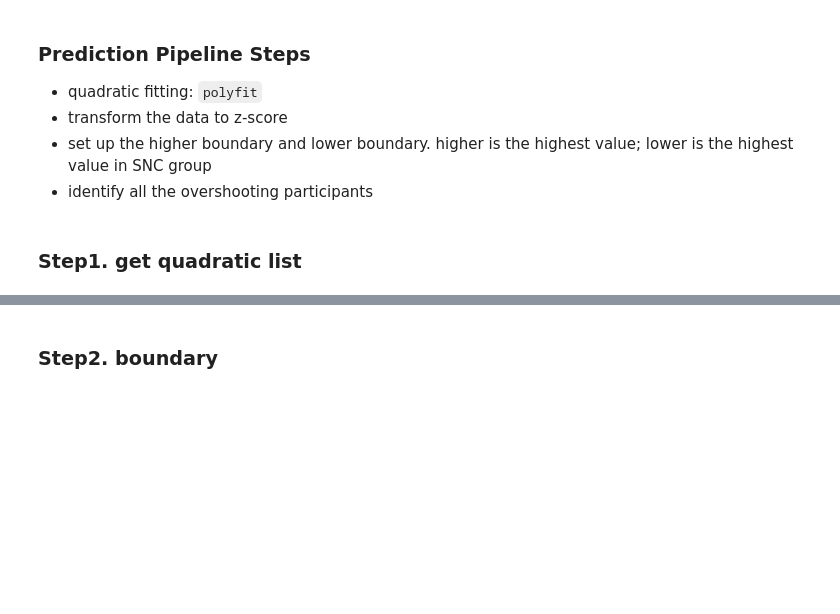
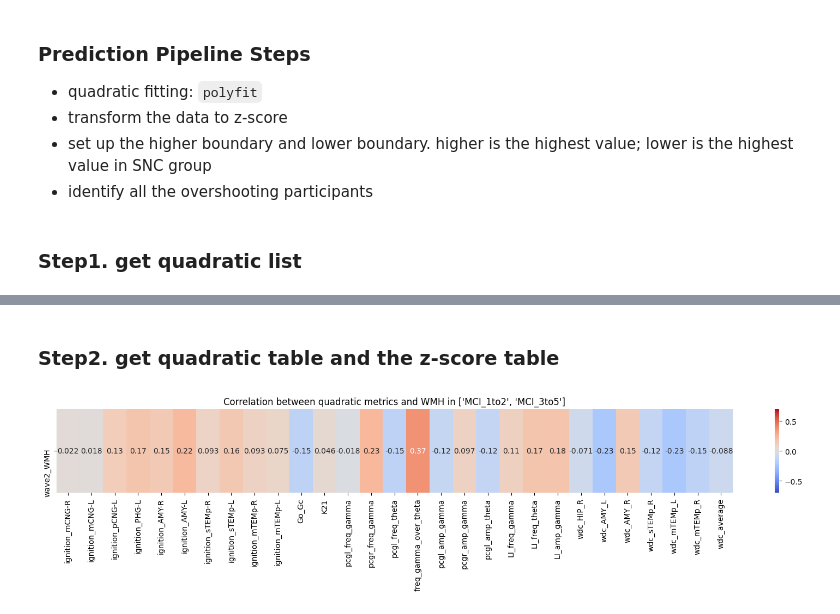
Before and after one commit to yilewang/tvbdemos, a Jupyter notebook: prediction_project/prediction_pipeline.ipynb, the cells around one changed output, grey strips where cells are left out. Saved outputs shown, nothing was run; the diff lists cells and outputs as text; code cells hidden in the pictures; blank space fills up the shorter version.

Commit message:
add the correlation analyses in the t2w wmh data

```diff
--- a/prediction_project/prediction_pipeline.ipynb
+++ b/prediction_project/prediction_pipeline.ipynb
@@ -59,12 +71,14 @@ def stripplot_get_coordinates(data, x_var, y_var):
 # %%
 x = [1,2,3,4]
 quadratic_list = []
+quadratic_cof = []
 for i in data.columns[12:]:
     # get groupmean
     groupmean = data.groupby('group')[i].mean()
-    linear_fit = get_r_squared(x, groupmean.values, degree=1)
-    quadratic_fit = get_r_squared(x, groupmean.values, degree=2)
+    linear_fit,_ = get_r_squared(x, groupmean.values, degree=1)
+    quadratic_fit,cof = get_r_squared(x, groupmean.values, degree=2)
     if linear_fit <0.9 and quadratic_fit > 0.9:
+        print(f"{i}, quadratic: {quadratic_fit}, direction: {cof[0]}, linear: {linear_fit}")
         quadratic_list.append(i)
-print(quadratic_list)
+        quadratic_cof.append(cof[0])
 # %% [output]
@@ -72,4 +102,4 @@ print(quadratic_list)
-# %% [markdown]
-### Step2. boundary
+# %% [markdown]
+### Step2. get quadratic table and the z-score table
 # %%
 pd_quadratic = pd.concat([data['group'], data['caseid'], data[quadratic_list]], axis=1)
@@ -79,0 +110,39 @@ pd_overshoot.to_excel('/Users/yilewang/workspaces/data4project/overshoot.xlsx',
+# %%
+pd_quadratic_zscors = pd.DataFrame()
+pd_quadratic_zscors['group'] = pd_quadratic['group']
+pd_quadratic_zscors['caseid'] = pd_quadratic['caseid']
+pd_quadratic_zscors['sex'] = data['M_Sex']
+for i in pd_quadratic.columns[2:]:
+    z_scores = stats.zscore(pd_quadratic[i])
+    pd_quadratic_zscors[i] = z_scores
+pd_overshoot = get_overshooter(pd_quadratic_zscors, cof=quadratic_cof)
+# pd_overshoot['sum'] = pd_overshoot[pd_overshoot.columns[2:-1]].sum(axis=1)
+pd_overshoot['sex'] = data['M_Sex']
+pd_overshoot.to_excel('/Users/yilewang/workspaces/data4project/overshoot.xlsx', index=False)
+# %%
+### get the OVER_group comoparison
+wmh_wave2 = pd.read_excel('/Users/yilewang/workspaces/data4project/MAS_T2w/waves_wmh.xlsx', sheet_name='wave2')
+wmh_wave2_codes = pd.read_excel('/Users/yilewang/workspaces/data4project/MAS_T2w/waves_wmh.xlsx', sheet_name='Sheet1')
+keys = [ 'MCI_1to2', 'MCI_3to5']
+OVER_group = wmh_wave2_codes[wmh_wave2_codes['subgroups_1'].isin(keys)]['caseid']
+
+corr_heatmap = pd.DataFrame()
+comp1 = pd_quadratic[pd_quadratic['caseid'].isin(OVER_group)].sort_values(by='caseid')
+comp2 = wmh_wave2_codes[wmh_wave2_codes['caseid'].isin(OVER_group)].sort_values(by='caseid')
+for i in pd_quadratic.columns[2:]:
+    corr_cof, p = scipy.stats.pearsonr(comp1[i],comp2['M_w2_total_wmh'])
+    corr_heatmap.loc[i, 'p_value'] = p
+    corr_heatmap.loc[i, 'wave2_WMH'] = corr_cof
+for indx, i in enumerate(corr_heatmap.index):
+    if corr_heatmap.loc[i, 'p_value'] < 0.05:
+        corr_heatmap.loc[i, "sig"] = i + '*'
+    else:
+        corr_heatmap.loc[i, "sig"] = i
+
+# plot correlation heatmap
+plt.figure(figsize=(20, 2))
+sns.heatmap(corr_heatmap.iloc[:,1:2].T, xticklabels= corr_heatmap['sig'], annot=True, cmap='coolwarm', vmin=-0.7, vmax=0.7)
+plt.title(f'Correlation between quadratic metrics and WMH in {keys}')
+plt.show()
+# %% [output]
+[figure, added]
```
Also changed, not shown: parts of 9 cells of this notebook, 5 other files.
